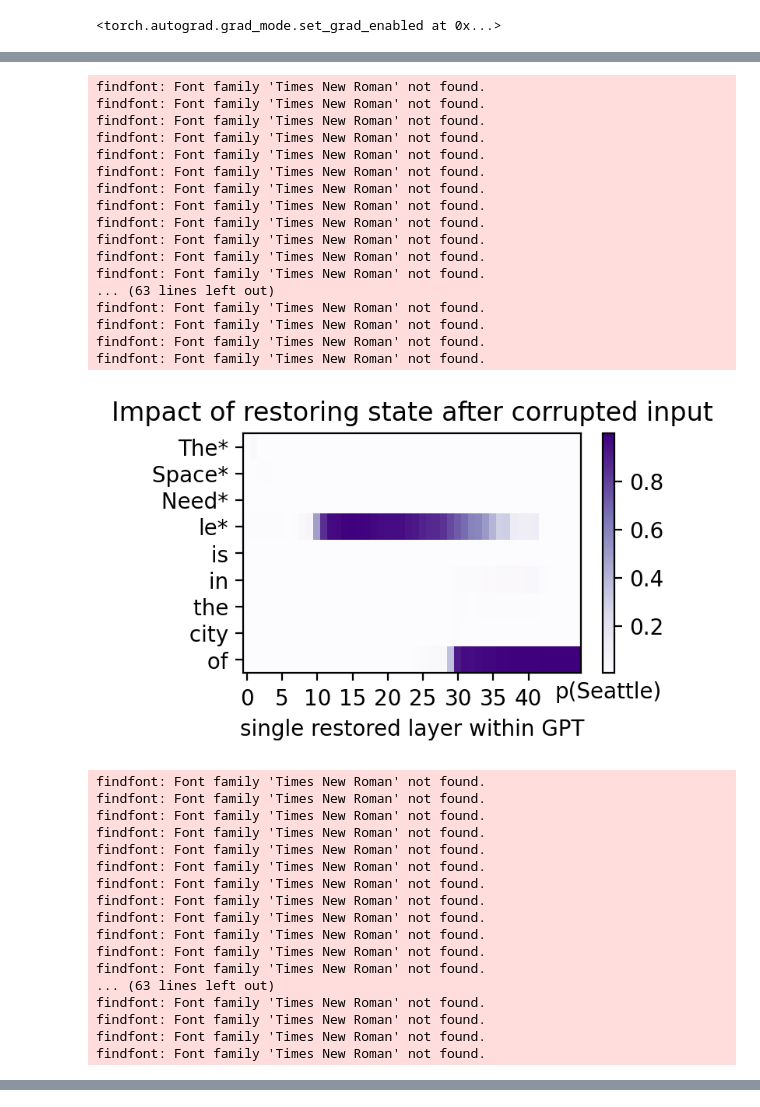
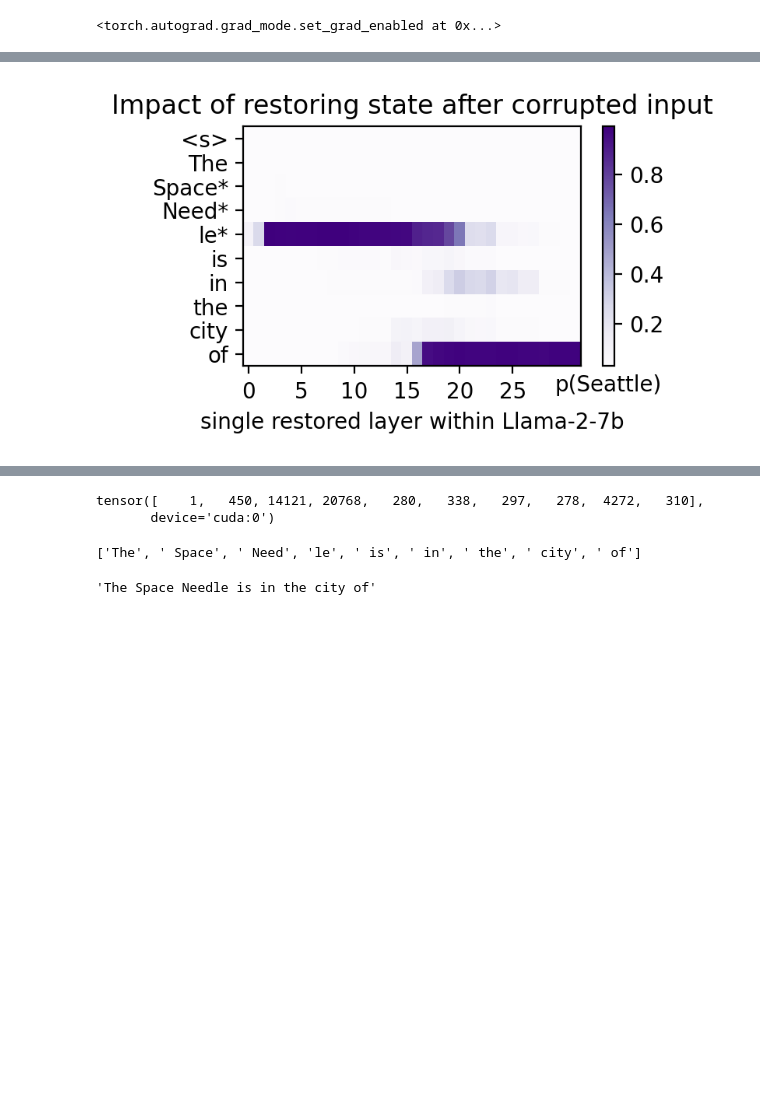
Before and after one commit to mileskwang/rome-prompt-injections, a Jupyter notebook: causal_tracing.ipynb, the cells around one changed output, grey strips where cells are left out. Cells and saved outputs as stored; diff of their text form; code cells hidden in the pictures; blank space fills up the shorter version.

```diff
--- a/causal_tracing.ipynb
+++ b/causal_tracing.ipynb
@@ -24,9 +26,12 @@ torch.set_grad_enabled(False)
 # %% [output]
 <torch.autograd.grad_mode.set_grad_enabled at 0x...>
 # %%
-model_name = "/net/scratch/milesw/gpt2xl_outputs_14"  # or "gpt2-xl" or "EleutherAI/gpt-j-6B" or "EleutherAI/gpt-neox-20b"
+model_name = "meta-llama/Llama-2-7b-chat-hf"  # or "gpt2-xl" or "EleutherAI/gpt-j-6B" or "EleutherAI/gpt-neox-20b"
 mt = ModelAndTokenizer(
     model_name,
     low_cpu_mem_usage=False,  # Set to False since you're not using Google Colab
     torch_dtype=(torch.float16 if "20b" in model_name else None),
 )
+# %%
+device = torch.device("cuda" if torch.cuda.is_available() else "cpu")  # Use cuda if available
+mt.model = mt.model.to(device)
@@ -224,12 +422,18 @@ def calculate_hidden_flow(
             kind=kind,
         )
     differences = differences.detach().cpu()
+    input_i = inp["input_ids"][0]
+    input_ids = input_i[29:]
+    input_tokens = decode_tokens(mt.tokenizer, input_ids)
+
     return dict(
         scores=differences,
         low_score=low_score,
         high_score=base_score,
-        input_ids=inp["input_ids"][0],
-        input_tokens=decode_tokens(mt.tokenizer, inp["input_ids"][0]),
+        input_ids=input_ids,
+        input_tokens=input_tokens,
+        # input_ids=inp["input_ids"][0],
+        # input_tokens=decode_tokens(mt.tokenizer, inp["input_ids"][0]),
         subject_range=e_range,
         answer=answer,
         window=window,
@@ -240,7 +444,7 @@ def calculate_hidden_flow(
 def trace_important_states(model, num_layers, inp, e_range, answer_t, noise=0.1):
     ntoks = inp["input_ids"].shape[1]
     table = []
-    for tnum in range(ntoks):
+    for tnum in range(29, ntoks):
         row = []
         for layer in range(0, num_layers):
             r = trace_with_patch(
@@ -261,7 +465,7 @@ def trace_important_window(
 ):
     ntoks = inp["input_ids"].shape[1]
     table = []
-    for tnum in range(ntoks):
+    for tnum in range(29, ntoks):
         row = []
         for layer in range(0, num_layers):
             layerlist = [
@@ -304,38 +646,4 @@ def plot_all_flow(mt, prompt, subject=None, noise=0.1, modelname=None):
 # %%
-plot_all_flow(mt, "The Space Needle is in the city of", noise=noise_level)
+plot_all_flow(mt, "The Space Needle is in the city of", subject="SpaceNeedle", noise=noise_level)
 # %% [output]
-findfont: Font family 'Times New Roman' not found.
-findfont: Font family 'Times New Roman' not found.
-findfont: Font family 'Times New Roman' not found.
-findfont: Font family 'Times New Roman' not found.
-findfont: Font family 'Times New Roman' not found.
-findfont: Font family 'Times New Roman' not found.
-findfont: Font family 'Times New Roman' not found.
-findfont: Font family 'Times New Roman' not found.
-findfont: Font family 'Times New Roman' not found.
-findfont: Font family 'Times New Roman' not found.
-findfont: Font family 'Times New Roman' not found.
-findfont: Font family 'Times New Roman' not found.
-... (63 lines left out)
-findfont: Font family 'Times New Roman' not found.
-findfont: Font family 'Times New Roman' not found.
-findfont: Font family 'Times New Roman' not found.
-findfont: Font family 'Times New Roman' not found.
-[figure, old version]
+[figure, new version]
-findfont: Font family 'Times New Roman' not found.
-findfont: Font family 'Times New Roman' not found.
-findfont: Font family 'Times New Roman' not found.
-findfont: Font family 'Times New Roman' not found.
-findfont: Font family 'Times New Roman' not found.
-findfont: Font family 'Times New Roman' not found.
-findfont: Font family 'Times New Roman' not found.
-findfont: Font family 'Times New Roman' not found.
-findfont: Font family 'Times New Roman' not found.
-findfont: Font family 'Times New Roman' not found.
-findfont: Font family 'Times New Roman' not found.
-findfont: Font family 'Times New Roman' not found.
-... (63 lines left out)
-findfont: Font family 'Times New Roman' not found.
-findfont: Font family 'Times New Roman' not found.
-findfont: Font family 'Times New Roman' not found.
-findfont: Font family 'Times New Roman' not found.
@@ -360,0 +667,12 @@ findfont: Font family 'Times New Roman' not found.
+# %%
+print(inp["input_ids"][0])
+# %% [output]
+tensor([    1,   450, 14121, 20768,   280,   338,   297,   278,  4272,   310],
+       device='cuda:0')
+# %%
+toks = decode_tokens(mt.tokenizer, inp["input_ids"][0])
+print(toks)
+mt.tokenizer.decode(inp["input_ids"][0])
+# %% [output]
+['The', ' Space', ' Need', 'le', ' is', ' in', ' the', ' city', ' of']
+'The Space Needle is in the city of'
```
Also changed, not shown: parts of 30 cells of this notebook, 2 other files.
